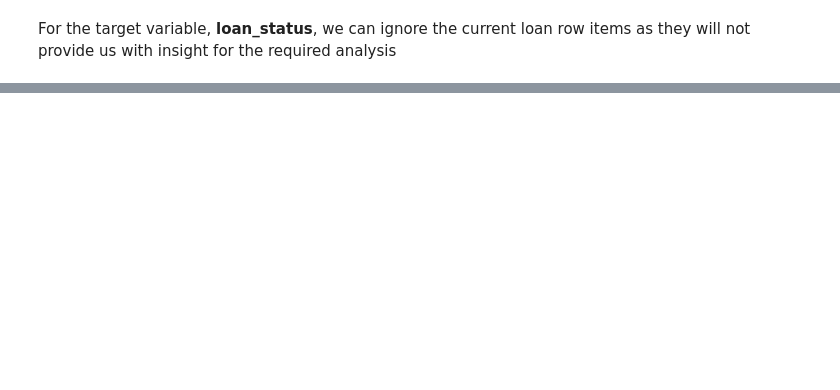
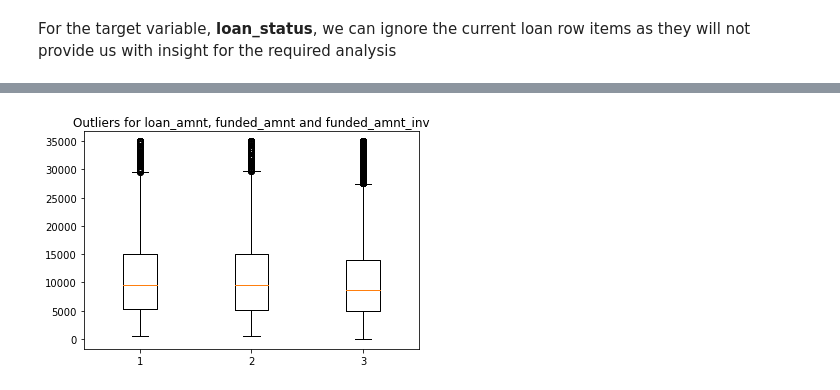
Before and after one commit to adiraptor/LendingClubCaseStudy, a Jupyter notebook: lending_club_data_analysis.ipynb, the cells around one changed output, grey strips where cells are left out. Drawn from its saved outputs; the diff is of its cells as text; code cells hidden in the pictures; blank space fills up the shorter version.

```diff
--- a/lending_club_data_analysis.ipynb
+++ b/lending_club_data_analysis.ipynb
@@ -371,0 +388,12 @@ loan_dataset_final.info()
+# %%
+#Convert revol_util column to string
+
+loan_dataset_final = loan_dataset_final.astype({'revol_util':'string'})
+
+#Remove percentage symbol from all rows
+
+loan_dataset_final['revol_util'] = loan_dataset_final['revol_util'].str.replace('%','',regex=True)
+
+#Convert back to float
+
+loan_dataset_final = loan_dataset_final.astype({'revol_util':np.float64})
@@ -371,0 +411,9 @@ loan_dataset_final.info()
+# %%
+fig1, ax1 = plt.subplots()
+ax1.set_title('Outliers for loan_amnt, funded_amnt and funded_amnt_inv')
+
+ax1.boxplot([loan_dataset_final['loan_amnt'], loan_dataset_final['funded_amnt'], loan_dataset_final['funded_amnt_inv']])
+ax1.
+plt.show()
+# %% [output]
+[figure, added]
```
Also changed, not shown: parts of 22 cells of this notebook.
